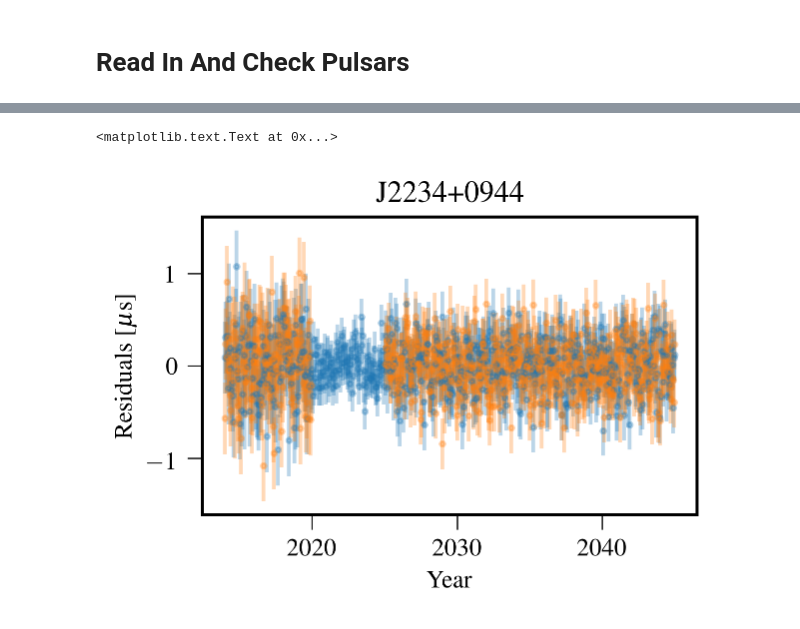
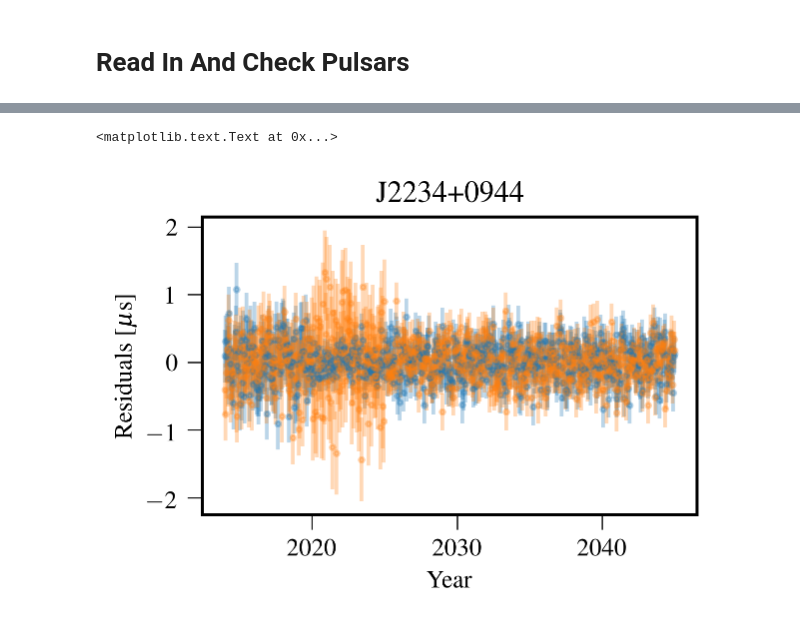
Before and after one commit to nanograv/pta_simulations, a Jupyter notebook: code/nano_dsa_sims_v2.ipynb, the cells around one changed output, grey strips where cells are left out. Cells and saved outputs as stored; diff of their text form; code cells hidden in the pictures.

Commit message:
adding burning dumpster scenario

```diff
--- a/code/nano_dsa_sims_v2.ipynb
+++ b/code/nano_dsa_sims_v2.ipynb
@@ -449,4 +423,5 @@ from enterprise_extensions import models, model_utils
 # %%
 psr1 = Pulsar('../data/v2/par/J2234+0944.par', '../data/v2/tim_status_quo/J2234+0944.tim', ephem='DE436')
 psr2 = Pulsar('../data/v2/par/J2234+0944.par', '../data/v2/tim_lose_ao/J2234+0944.tim', ephem='DE436')
+psr3 = Pulsar('../data/v2/par/J2234+0944.par', '../data/v2/tim_burning_dumpster/J2234+0944.tim', ephem='DE436')
 # %% [output]
@@ -455,15 +431,19 @@ WARNING: Could not find pulsar distance for PSR J2234+0944. Setting value to 1 w
 # %%
 plt.errorbar([mjd2year(p) for p in psr1.toas/86400.0],
              psr1.residuals/1e-6, psr1.toaerrs/1e-6,
              alpha=0.3, fmt='.')
 
-plt.errorbar([mjd2year(p) for p in psr2.toas/86400.0],
-             psr2.residuals/1e-6, psr2.toaerrs/1e-6,
+#plt.errorbar([mjd2year(p) for p in psr2.toas/86400.0],
+#             psr2.residuals/1e-6, psr2.toaerrs/1e-6,
+#             alpha=0.3, fmt='.')
+
+plt.errorbar([mjd2year(p) for p in psr3.toas/86400.0],
+             psr3.residuals/1e-6, psr3.toaerrs/1e-6,
              alpha=0.3, fmt='.')
 
 plt.xlabel(r'Year')
 plt.ylabel(r'Residuals [$\mu$s]')
 plt.title(psr1.name)
 # %% [output]
 <matplotlib.text.Text at 0x...>
-[figure, old version]
+[figure, new version]
```
Also changed, not shown: parts of 12 cells of this notebook, 4 other files.
